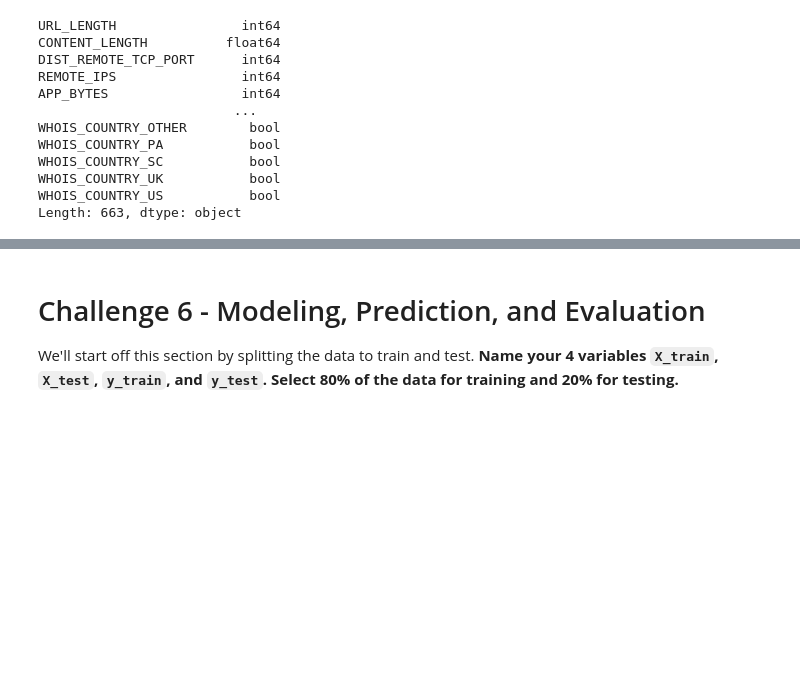
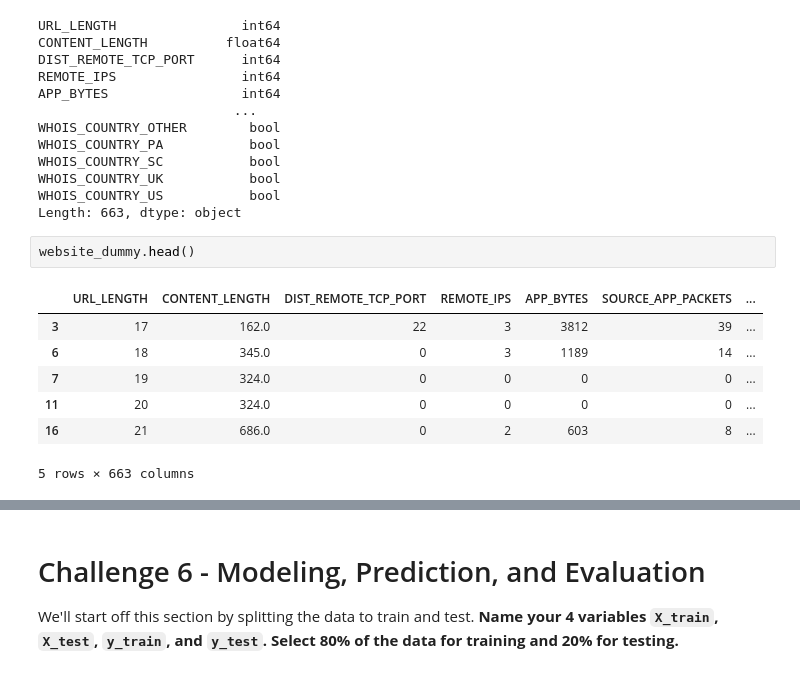
Before and after one commit to ironhack-labs/lab-supervised-learning-en, a Jupyter notebook: your-code/main.ipynb, the cells around one changed output, grey strips where cells are left out. Cells and saved outputs as stored; diff of their text form; blank space fills up the shorter version.

```diff
--- a/your-code/main.ipynb
+++ b/your-code/main.ipynb
@@ -646,3 +639,13 @@ WHOIS_COUNTRY_SC           bool
 WHOIS_COUNTRY_UK           bool
 WHOIS_COUNTRY_US           bool
 Length: 663, dtype: object
+# %%
+website_dummy.head()
+# %% [output]
+|  | URL_LENGTH | CONTENT_LENGTH | DIST_REMOTE_TCP_PORT | REMOTE_IPS | APP_BYTES | SOURCE_APP_PACKETS | ... |
+| 3 | 17 | 162.0 | 22 | 3 | 3812 | 39 | ... |
+| 6 | 18 | 345.0 | 0 | 3 | 1189 | 14 | ... |
+| 7 | 19 | 324.0 | 0 | 0 | 0 | 0 | ... |
+| 11 | 20 | 324.0 | 0 | 0 | 0 | 0 | ... |
+| 16 | 21 | 686.0 | 0 | 2 | 603 | 8 | ... |
+5 rows × 663 columns
```
Also changed, not shown: parts of 23 cells of this notebook.
